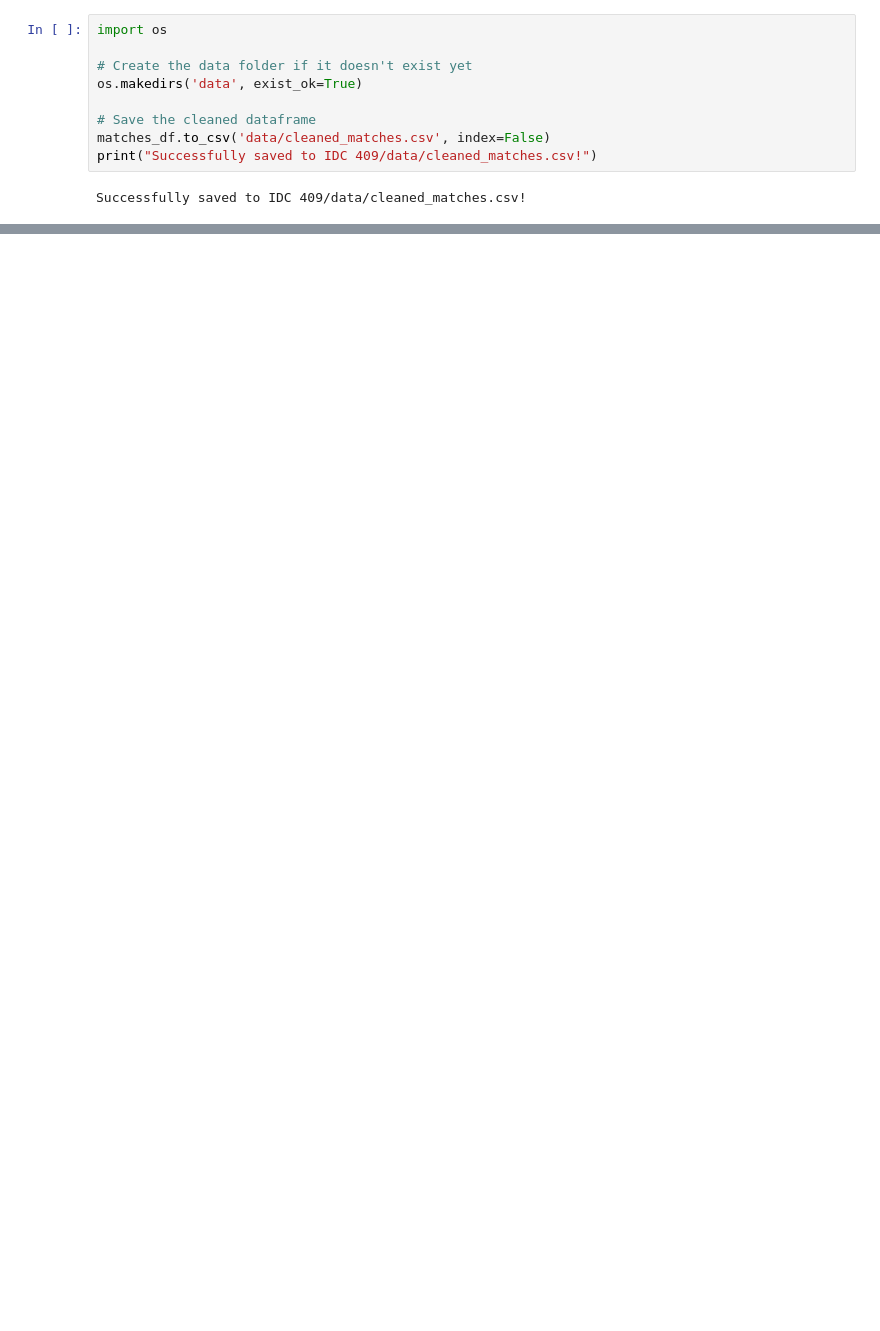
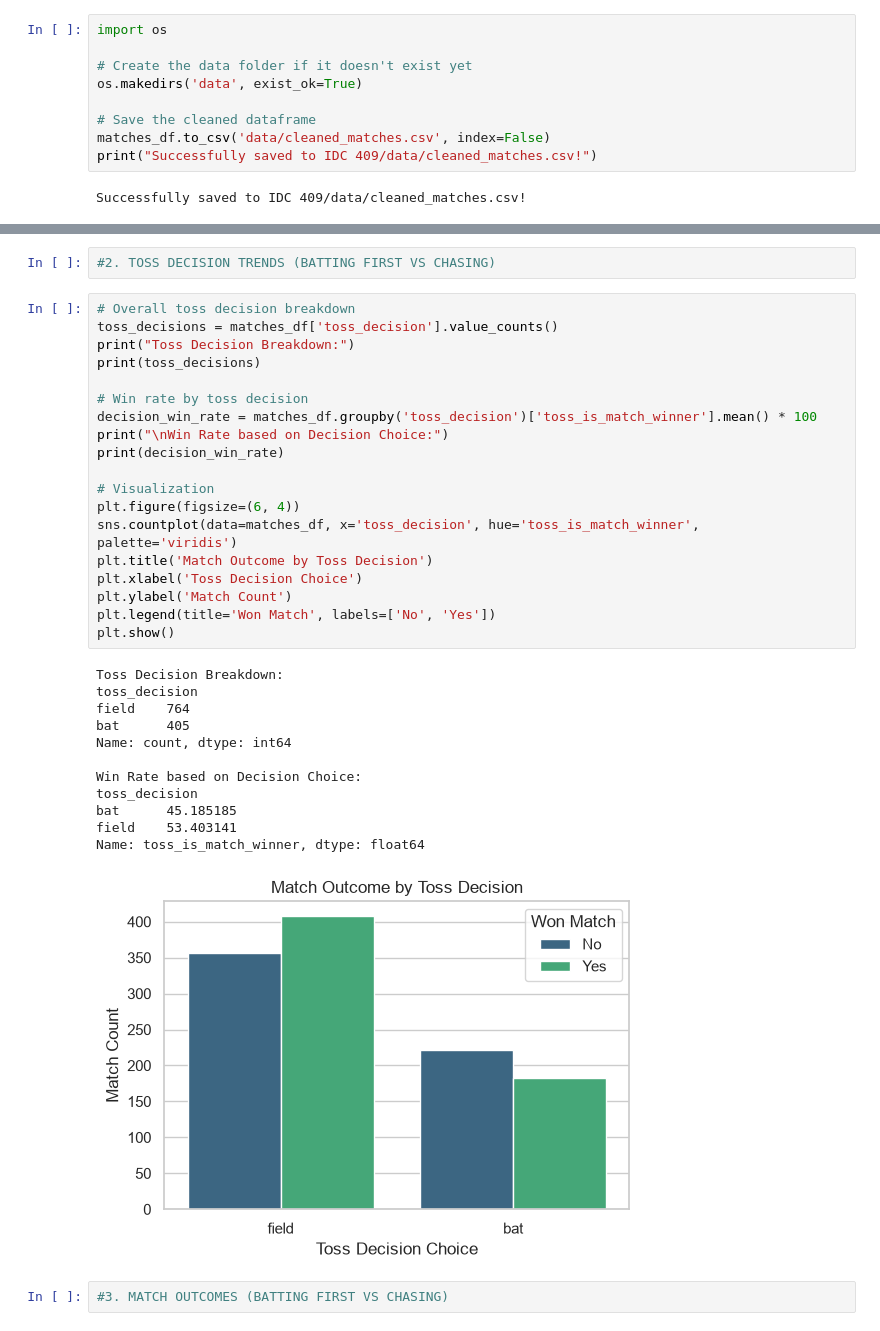
Before and after one commit to SatyabrataIISERM/ds_first_git_group_5, a Jupyter notebook: Match Analysis (MS23238).ipynb, the cells around one changed output, grey strips where cells are left out. Saved outputs shown, nothing was run; the diff lists cells and outputs as text; blank space fills up the shorter version.

```diff
--- a/Match Analysis (MS23238).ipynb
+++ b/Match Analysis (MS23238).ipynb
@@ -156,0 +193,36 @@ Successfully saved to IDC 409/data/cleaned_matches.csv!
+# %%
+#2. TOSS DECISION TRENDS (BATTING FIRST VS CHASING)
+# %%
+# Overall toss decision breakdown
+toss_decisions = matches_df['toss_decision'].value_counts()
+print("Toss Decision Breakdown:")
+print(toss_decisions)
+
+# Win rate by toss decision
+decision_win_rate = matches_df.groupby('toss_decision')['toss_is_match_winner'].mean() * 100
+print("\nWin Rate based on Decision Choice:")
+print(decision_win_rate)
+
+# Visualization
+plt.figure(figsize=(6, 4))
+sns.countplot(data=matches_df, x='toss_decision', hue='toss_is_match_winner', palette='viridis')
+plt.title('Match Outcome by Toss Decision')
+plt.xlabel('Toss Decision Choice')
+plt.ylabel('Match Count')
+plt.legend(title='Won Match', labels=['No', 'Yes'])
+plt.show()
+# %% [output]
+Toss Decision Breakdown:
+toss_decision
+field    764
+bat      405
+Name: count, dtype: int64
+
+Win Rate based on Decision Choice:
+toss_decision
+bat      45.185185
+field    53.403141
+Name: toss_is_match_winner, dtype: float64
+[figure, added]
+# %%
+#3. MATCH OUTCOMES (BATTING FIRST VS CHASING)
```
Also changed, not shown: parts of 28 cells of this notebook.
